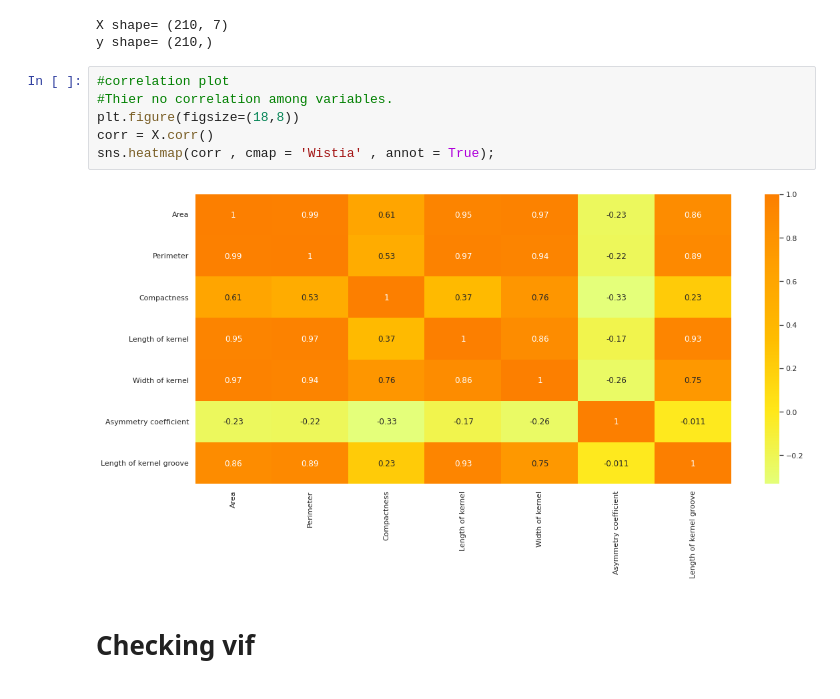
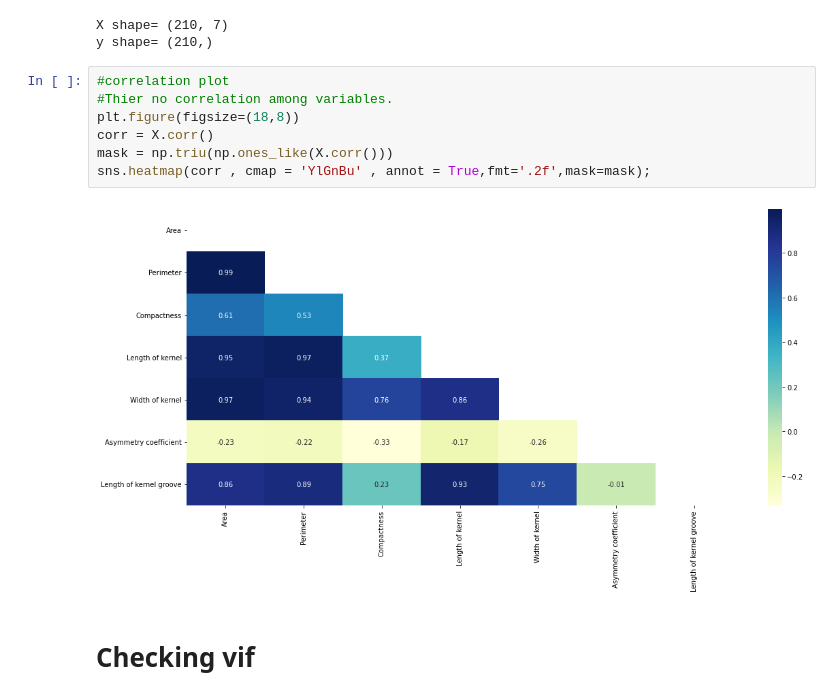
Before and after one commit to sandeepbansode/Machine_Learning_Data_Science, a Jupyter notebook: ML_Advanced_Ensemble_Techniques.ipynb, the cells around one changed output. Cells and saved outputs as stored; diff of their text form.

```diff
--- a/ML_Advanced_Ensemble_Techniques.ipynb
+++ b/ML_Advanced_Ensemble_Techniques.ipynb
@@ -317,11 +317,12 @@ y shape= (210,)
 # %%
 #correlation plot
 #Thier no correlation among variables.
 plt.figure(figsize=(18,8))
 corr = X.corr()
-sns.heatmap(corr , cmap = 'Wistia' , annot = True);
+mask = np.triu(np.ones_like(X.corr()))
+sns.heatmap(corr , cmap = 'YlGnBu' , annot = True,fmt='.2f',mask=mask);
 # %% [output]
-[figure, old version]
+[figure, new version]
 # %% [markdown]
 # Checking vif
 # %%
```
Also changed, not shown: parts of 26 cells of this notebook.
